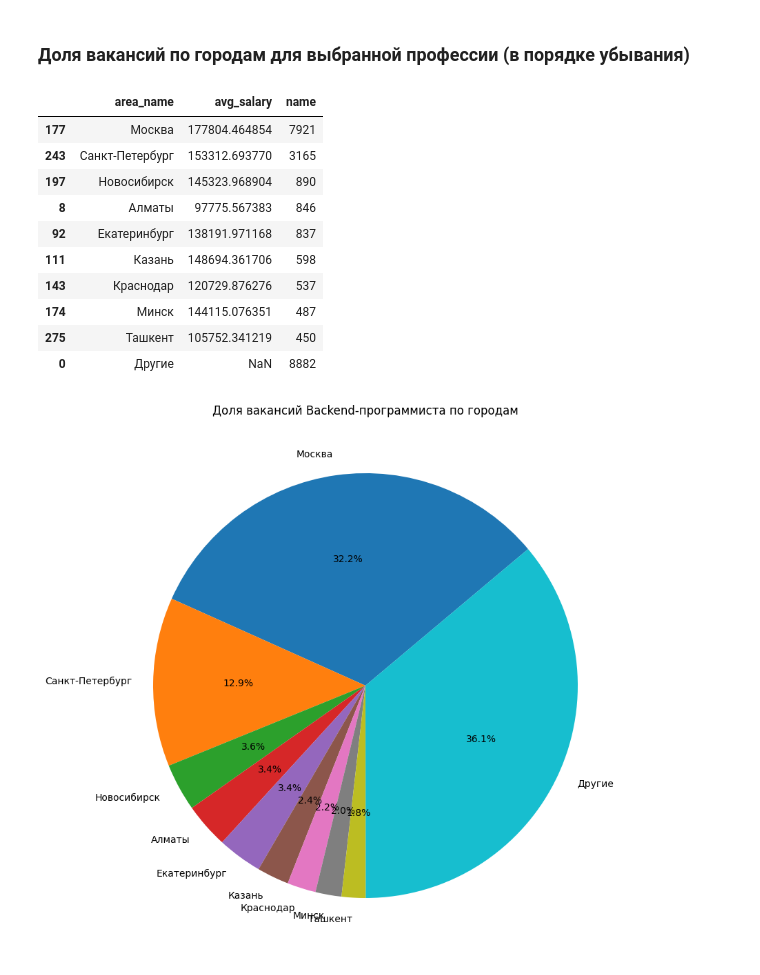
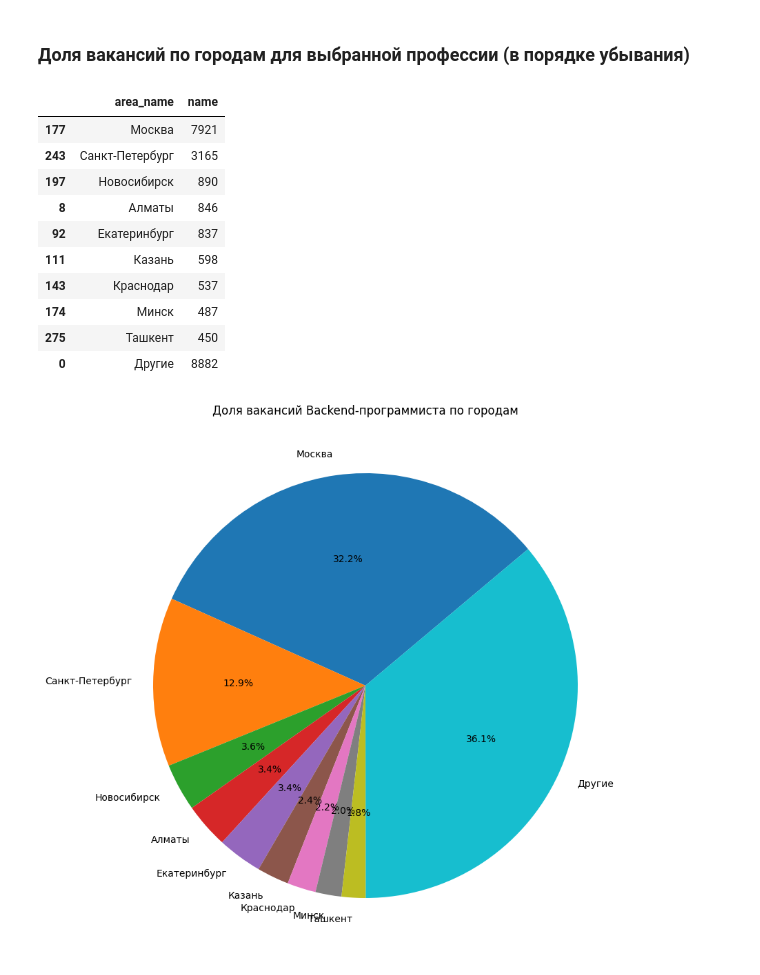
Before and after one commit to ilya7337/django-project, a Jupyter notebook: django-project/analytics/Аналитика_для_проекта.ipynb, the cells around one changed output. Cells and saved outputs as stored; diff of their text form; code cells hidden in the pictures.

```diff
--- a/django-project/analytics/Аналитика_для_проекта.ipynb
+++ b/django-project/analytics/Аналитика_для_проекта.ipynb
@@ -418,23 +620,23 @@ df_copy_salary_level_all = df_copy.pivot_table(index='area_name', values=['avg_s
 # %%
 df_copy_salary_level_head = df_copy_salary_level_all.head(9)
 other_cities_count = df_copy_salary_level_all['name'].iloc[9:].sum()
 other_city = pd.DataFrame({'area_name': ['Другие'], 'name': [other_cities_count]})
 
 final_df = pd.concat([df_copy_salary_level_head, other_city], axis=0)
 
-final_df
+final_df[['area_name', 'name']]
 # %% [output]
-|  | area_name | avg_salary | name |
-| 177 | Москва | 177804.464854 | 7921 |
-| 243 | Санкт-Петербург | 153312.693770 | 3165 |
-| 197 | Новосибирск | 145323.968904 | 890 |
-| 8 | Алматы | 97775.567383 | 846 |
-| 92 | Екатеринбург | 138191.971168 | 837 |
-| 111 | Казань | 148694.361706 | 598 |
-| 143 | Краснодар | 120729.876276 | 537 |
-| 174 | Минск | 144115.076351 | 487 |
-| 275 | Ташкент | 105752.341219 | 450 |
-| 0 | Другие | NaN | 8882 |
+|  | area_name | name |
+| 177 | Москва | 7921 |
+| 243 | Санкт-Петербург | 3165 |
+| 197 | Новосибирск | 890 |
+| 8 | Алматы | 846 |
+| 92 | Екатеринбург | 837 |
+| 111 | Казань | 598 |
+| 143 | Краснодар | 537 |
+| 174 | Минск | 487 |
+| 275 | Ташкент | 450 |
+| 0 | Другие | 8882 |
 # %%
 plt.figure(figsize=(15, 10))
 plt.pie(final_df['name'], labels=final_df['area_name'], autopct='%1.1f%%', startangle=40)
```
Also changed, not shown: parts of 17 cells of this notebook, 37 other files.
